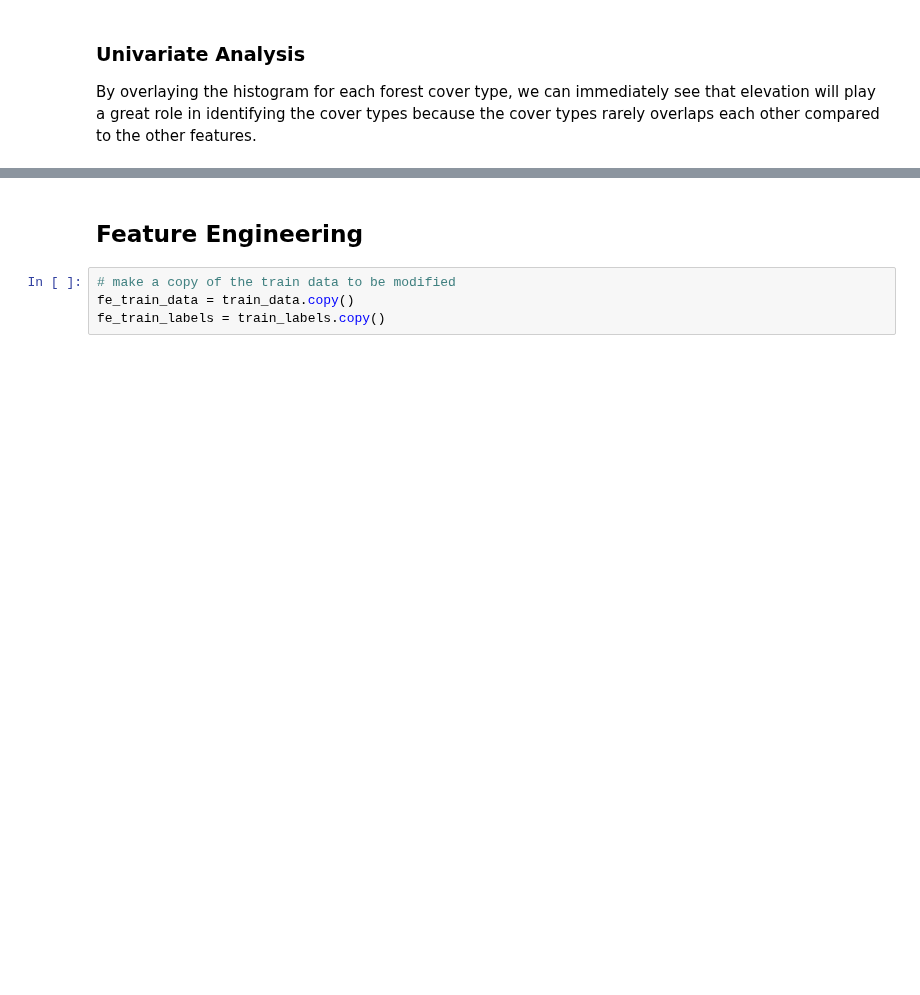
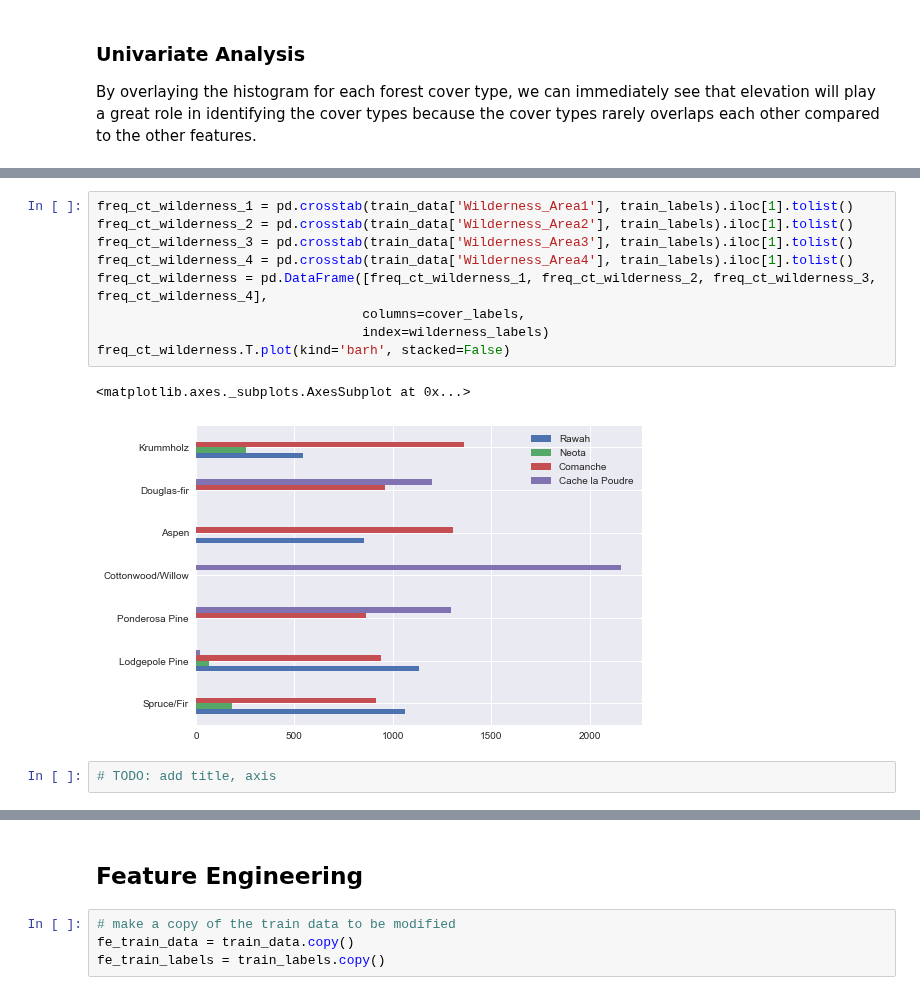
Before and after one commit to tiffapedia/w207-final, a Jupyter notebook: final.ipynb, the cells around one changed output, grey strips where cells are left out. Saved outputs shown, nothing was run; the diff lists cells and outputs as text; blank space fills up the shorter version.

```diff
--- a/final.ipynb
+++ b/final.ipynb
@@ -370,0 +450,14 @@ plt.show()
+# %%
+freq_ct_wilderness_1 = pd.crosstab(train_data['Wilderness_Area1'], train_labels).iloc[1].tolist()
+freq_ct_wilderness_2 = pd.crosstab(train_data['Wilderness_Area2'], train_labels).iloc[1].tolist()
+freq_ct_wilderness_3 = pd.crosstab(train_data['Wilderness_Area3'], train_labels).iloc[1].tolist()
+freq_ct_wilderness_4 = pd.crosstab(train_data['Wilderness_Area4'], train_labels).iloc[1].tolist()
+freq_ct_wilderness = pd.DataFrame([freq_ct_wilderness_1, freq_ct_wilderness_2, freq_ct_wilderness_3, freq_ct_wilderness_4],
+                                  columns=cover_labels,
+                                  index=wilderness_labels)
+freq_ct_wilderness.T.plot(kind='barh', stacked=False)
+# %% [output]
+<matplotlib.axes._subplots.AxesSubplot at 0x...>
+[figure, added]
+# %%
+# TODO: add title, axis
```
Also changed, not shown: parts of 45 cells of this notebook.
